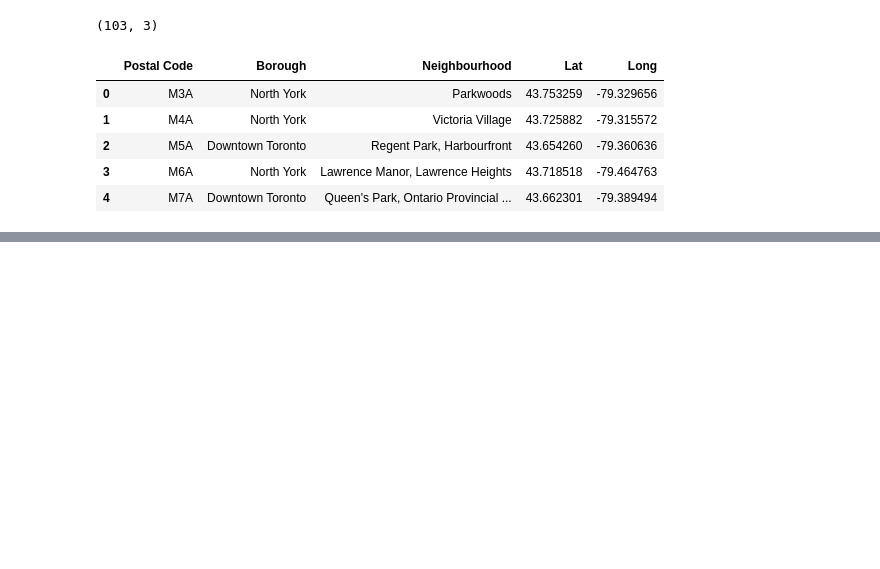
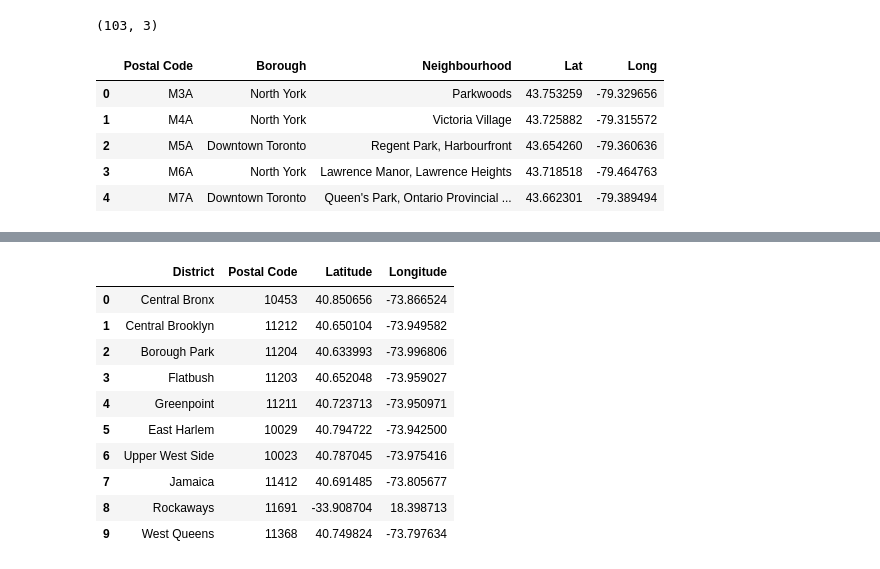
Before and after one commit to shalakatakale/Coursera_Capstone, a Jupyter notebook: Coursera_capstone.ipynb, the cells around one changed output, grey strips where cells are left out. Saved outputs shown, nothing was run; the diff lists cells and outputs as text; code cells hidden in the pictures; blank space fills up the shorter version.

```diff
--- a/Coursera_capstone.ipynb
+++ b/Coursera_capstone.ipynb
@@ -110,3 +133,20 @@ for index, rows in PostData.iterrows():
 map_toronto
 # %% [output]
 [interactive output not drawn]
+# %%
+nyc = [[['Central Bronx'],[10453]],[['Central Brooklyn'],[11212]],[['Borough Park'],[11204]],[['Flatbush'],[11203]], \
+                              [['Greenpoint'],[11211]],[['East Harlem'],[10029]], \
+                              [['Upper West Side'],[10023]],[['Jamaica'],[11412]],[['Rockaways'],[11691]],[['West Queens'],[11368]]]
+
+district_list =[]
+postal_code_list=[]
+
+for dist in nyc:
+    for dist_name in dist[0]:
+        for post_code in dist[1]:
+            district_list.append(dist_name)
+            postal_code_list.append(post_code)
+
+    nyc_df=pd.DataFrame({'District':district_list,'Postal Code':postal_code_list}) #To create Dataframe with districts and postal code information
+
+nyc_df #Displaying the resulted dataframe
@@ -112,0 +165,31 @@ map_toronto
+# %%
+geolocator = Nominatim(user_agent="foursquare_agent")
+
+lat_list =[] #To create a list to store latitude values
+lng_list=[] #To create a list to store longitude values
+
+#To obtain geospatial data for the corresponding districts and postal codes
+for pc, d in zip(nyc_df['Postal Code'],nyc_df['District']):
+
+    location = geolocator.geocode('{},{}'.format(pc,d))
+    latitude = location.latitude
+    longitude = location.longitude
+    lat_list.append(latitude)
+    lng_list.append(longitude)
+
+nyc_df['Latitude']=lat_list
+nyc_df['Longitude']=lng_list
+
+nyc_df # To display dataframe with geospatial data
+# %% [output]
+|  | District | Postal Code | Latitude | Longitude |
+| 0 | Central Bronx | 10453 | 40.850656 | -73.866524 |
+| 1 | Central Brooklyn | 11212 | 40.650104 | -73.949582 |
+| 2 | Borough Park | 11204 | 40.633993 | -73.996806 |
+| 3 | Flatbush | 11203 | 40.652048 | -73.959027 |
+| 4 | Greenpoint | 11211 | 40.723713 | -73.950971 |
+| 5 | East Harlem | 10029 | 40.794722 | -73.942500 |
+| 6 | Upper West Side | 10023 | 40.787045 | -73.975416 |
+| 7 | Jamaica | 11412 | 40.691485 | -73.805677 |
+| 8 | Rockaways | 11691 | -33.908704 | 18.398713 |
+| 9 | West Queens | 11368 | 40.749824 | -73.797634 |
```
Also changed, not shown: parts of 6 cells of this notebook.
